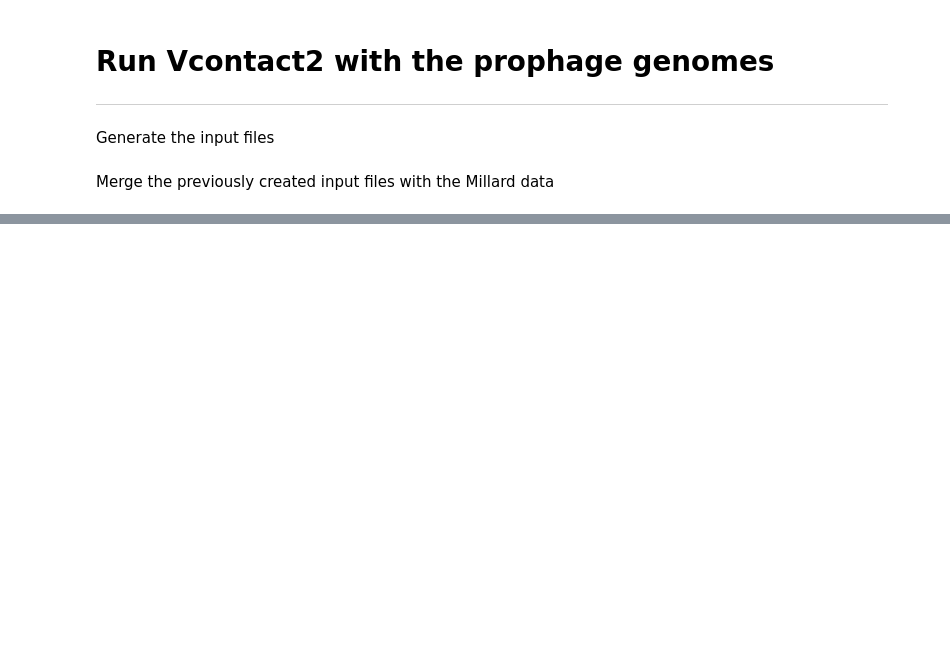
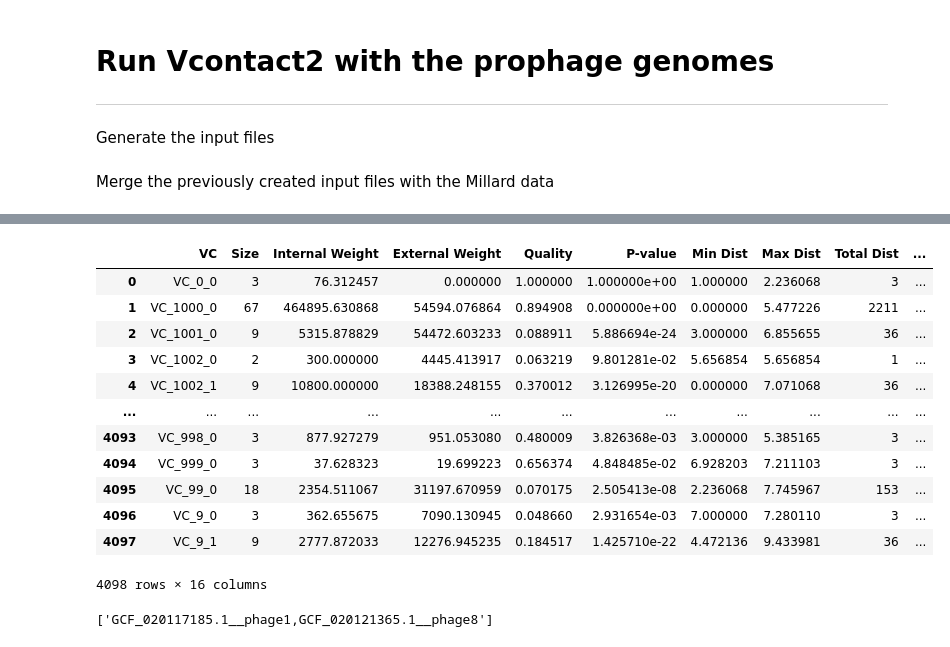
Before and after one commit to conchaeloko/Klebsiella_TropiSEARCH, a Jupyter notebook: scripts/B4.Prophage_Phylogeny.try2.ipynb, the cells around one changed output, grey strips where cells are left out. Drawn from its saved outputs; the diff is of its cells as text; code cells hidden in the pictures; blank space fills up the shorter version.

```diff
--- a/scripts/B4.Prophage_Phylogeny.try2.ipynb
+++ b/scripts/B4.Prophage_Phylogeny.try2.ipynb
@@ -166,7 +173,11 @@ vcontact --rel-mode 'Diamond' \
 # %%
 import pandas as pd
 import os
+from tqdm import tqdm
 
-path_df = "/home/conchae/prediction_depolymerase_tropism/prophage_prediction/prophage_phylogeny/Vcontact2_PPTmillard_output_07112023"
+path_df = "/media/concha-eloko/Linux/PPT_clean/Vcontact2_PPTmillard_output_07112023"
+path_work = "/media/concha-eloko/Linux/PPT_clean"
 
-df_vcontact = pd.read_csv(f"{path_df}/viral_cluster_overview.csv", sep = ",", header = 0)
+    # Open the DF
+DF_info = pd.read_csv(f"{path_work}/TropiGATv2.final_df.tsv", sep = "\t" ,  header = 0)
+df_vcontact = pd.read_csv(f"{path_df}/viral_cluster_overview.csv", sep = ",", header = 0, index_col = 0)
@@ -244,0 +200,20 @@ for index, line in vcontact2_results.iterrows():
+# %%
+df_vcontact
+# %% [output]
+|  | VC | Size | Internal Weight | External Weight | Quality | P-value | Min Dist | Max Dist | Total Dist | ... |
+| 0 | VC_0_0 | 3 | 76.312457 | 0.000000 | 1.000000 | 1.000000e+00 | 1.000000 | 2.236068 | 3 | ... |
+| 1 | VC_1000_0 | 67 | 464895.630868 | 54594.076864 | 0.894908 | 0.000000e+00 | 0.000000 | 5.477226 | 2211 | ... |
+| 2 | VC_1001_0 | 9 | 5315.878829 | 54472.603233 | 0.088911 | 5.886694e-24 | 3.000000 | 6.855655 | 36 | ... |
+| 3 | VC_1002_0 | 2 | 300.000000 | 4445.413917 | 0.063219 | 9.801281e-02 | 5.656854 | 5.656854 | 1 | ... |
+| 4 | VC_1002_1 | 9 | 10800.000000 | 18388.248155 | 0.370012 | 3.126995e-20 | 0.000000 | 7.071068 | 36 | ... |
+| ... | ... | ... | ... | ... | ... | ... | ... | ... | ... | ... |
+| 4093 | VC_998_0 | 3 | 877.927279 | 951.053080 | 0.480009 | 3.826368e-03 | 3.000000 | 5.385165 | 3 | ... |
+| 4094 | VC_999_0 | 3 | 37.628323 | 19.699223 | 0.656374 | 4.848485e-02 | 6.928203 | 7.211103 | 3 | ... |
+| 4095 | VC_99_0 | 18 | 2354.511067 | 31197.670959 | 0.070175 | 2.505413e-08 | 2.236068 | 7.745967 | 153 | ... |
+| 4096 | VC_9_0 | 3 | 362.655675 | 7090.130945 | 0.048660 | 2.931654e-03 | 7.000000 | 7.280110 | 3 | ... |
+| 4097 | VC_9_1 | 9 | 2777.872033 | 12276.945235 | 0.184517 | 1.425710e-22 | 4.472136 | 9.433981 | 36 | ... |
+4098 rows × 16 columns
+# %%
+df_vcontact[df_vcontact["VC"] == 'VC_1097_0']["Members"].tolist()
+# %% [output]
+['GCF_020117185.1__phage1,GCF_020121365.1__phage8']
```
Also changed, not shown: parts of 12 cells of this notebook, 22 other files.
